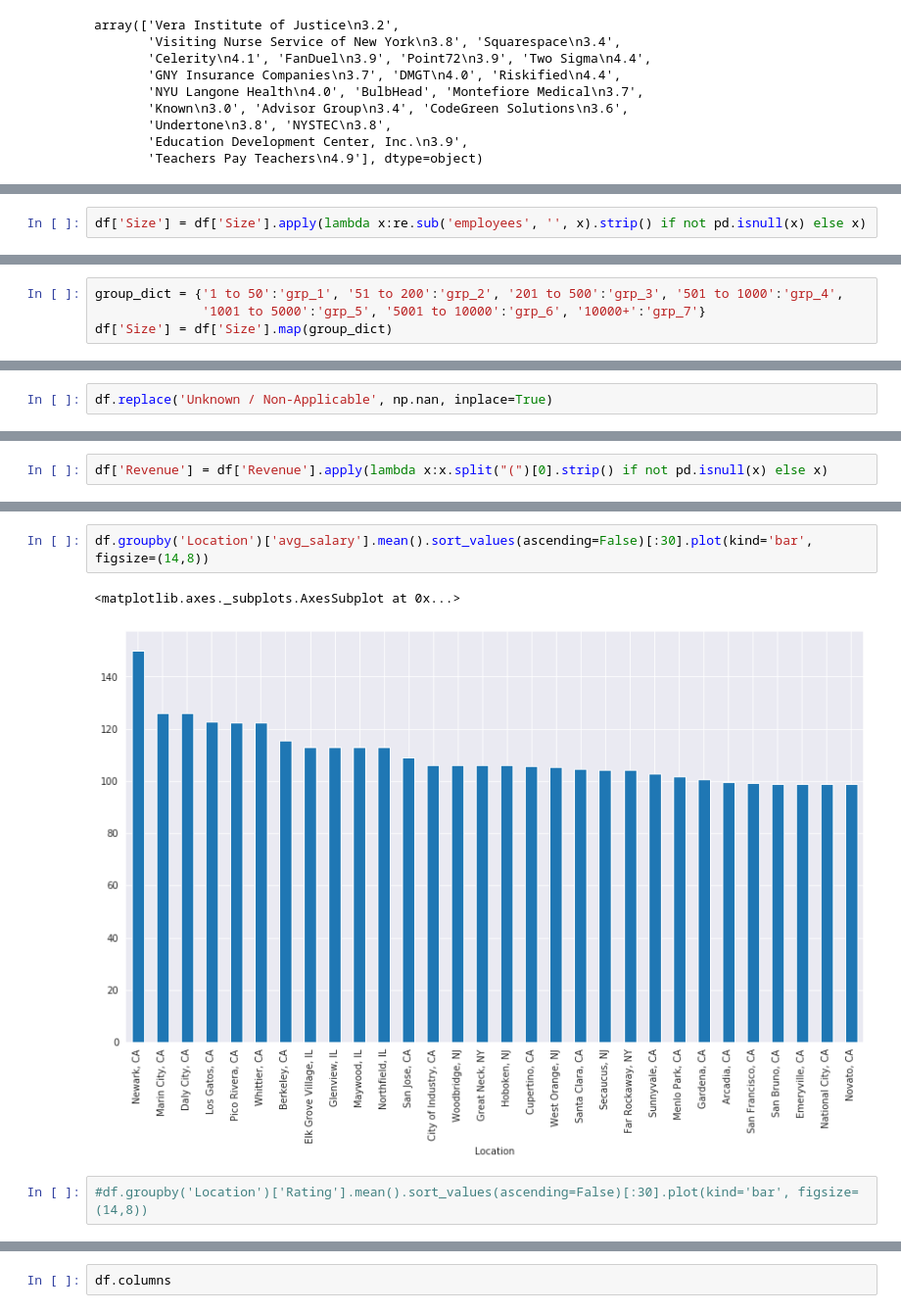
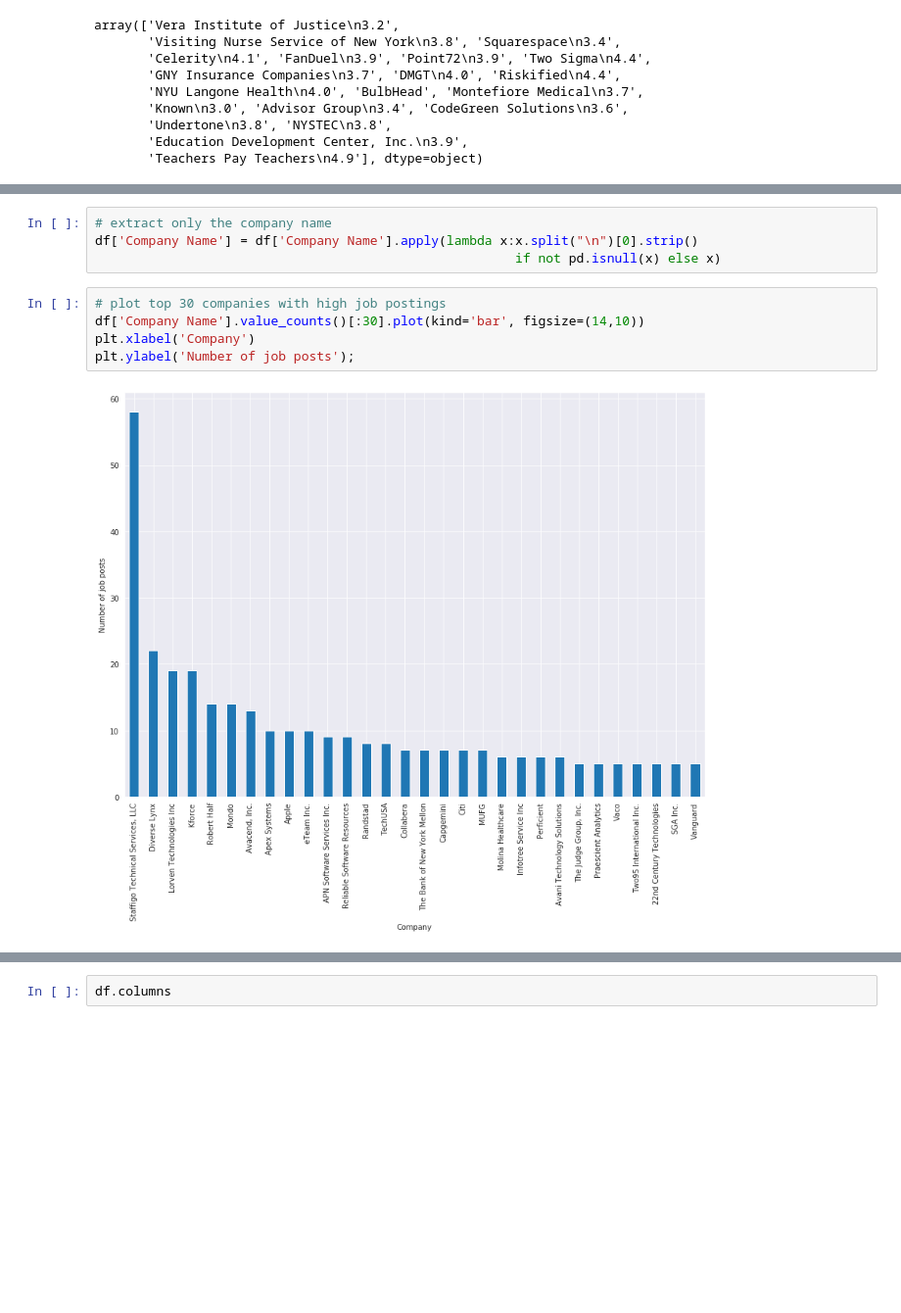
Before and after one commit to nabanitarimpi/Job-post-analysis, a Jupyter notebook: job_posting.ipynb, the cells around one changed output, grey strips where cells are left out. Shown at 98% size. Saved outputs shown, nothing was run; the diff lists cells and outputs as text; blank space fills up the shorter version.

```diff
--- a/job_posting.ipynb
+++ b/job_posting.ipynb
@@ -294,2 +259,0 @@ array(['201 to 500 employees', '10000+ employees',
-# %%
-df['Size'] = df['Size'].apply(lambda x:re.sub('employees', '', x).strip() if not pd.isnull(x) else x)
@@ -301,4 +259,0 @@ array(['201 to 500', '10000+', '1001 to 5000', '501 to 1000',
-# %%
-group_dict = {'1 to 50':'grp_1', '51 to 200':'grp_2', '201 to 500':'grp_3', '501 to 1000':'grp_4',
-              '1001 to 5000':'grp_5', '5001 to 10000':'grp_6', '10000+':'grp_7'}
-df['Size'] = df['Size'].map(group_dict)
@@ -338,2 +259,0 @@ Name: Revenue, Length: 2253, dtype: object
-# %%
-df.replace('Unknown / Non-Applicable', np.nan, inplace=True)
@@ -350,2 +259,0 @@ array(['$100 to $500 million (USD)', '$2 to $5 billion (USD)', nan,
-# %%
-df['Revenue'] = df['Revenue'].apply(lambda x:x.split("(")[0].strip() if not pd.isnull(x) else x)
@@ -445,7 +260,11 @@ Index(['Job Title', 'Job Description', 'Rating', 'Company Name', 'Location',
-# %%
-df.groupby('Location')['avg_salary'].mean().sort_values(ascending=False)[:30].plot(kind='bar', figsize=(14,8))
-# %% [output]
-<matplotlib.axes._subplots.AxesSubplot at 0x...>
-[figure, removed]
-# %%
-#df.groupby('Location')['Rating'].mean().sort_values(ascending=False)[:30].plot(kind='bar', figsize=(14,8))
+# %%
+# extract only the company name
+df['Company Name'] = df['Company Name'].apply(lambda x:x.split("\n")[0].strip()
+                                                       if not pd.isnull(x) else x)
+# %%
+# plot top 30 companies with high job postings
+df['Company Name'].value_counts()[:30].plot(kind='bar', figsize=(14,10))
+plt.xlabel('Company')
+plt.ylabel('Number of job posts');
+# %% [output]
+[figure, added]
```
Also changed, not shown: parts of 91 cells of this notebook.
